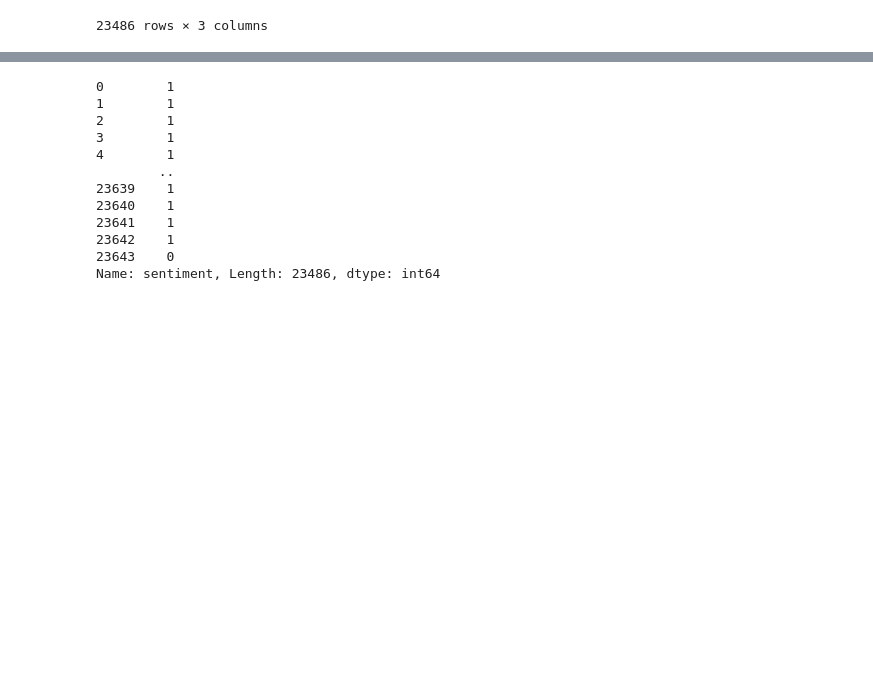
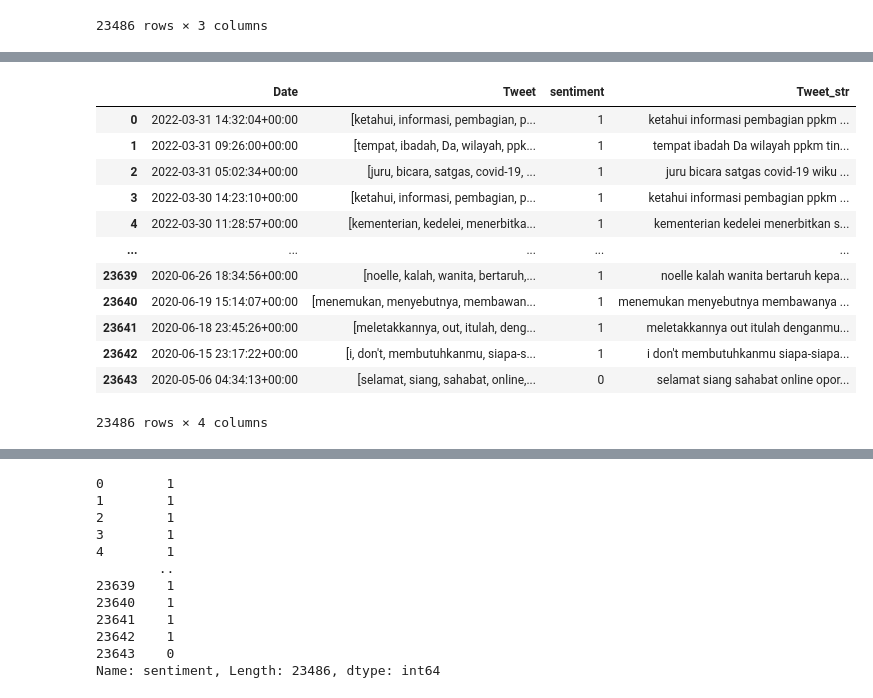
Before and after one commit to amrullh/sentimen_analys_twitter, a Jupyter notebook: twitter_model.ipynb, the cells around one changed output, grey strips where cells are left out. Saved outputs shown, nothing was run; the diff lists cells and outputs as text; code cells hidden in the pictures; blank space fills up the shorter version.

```diff
--- a/twitter_model.ipynb
+++ b/twitter_model.ipynb
@@ -230,6 +214,35 @@ df
 | 23642 | 2020-06-15 23:17:22+00:00 | [i, don't, need, anybody, i'm, fi... | 1 |
 | 23643 | 2020-05-06 04:34:13+00:00 | [selamat, siang, sahabat, online,... | 0 |
 23486 rows × 3 columns
+# %%
+from word2word import Word2word
+
+# Translator EN → ID
+en2id = Word2word("en", "id")
+
+# Cache biar translasi ga ngulang-ulang
+cache = {}
+
+def translate_if_english(word):
+    w = word.lower()
+    if w in cache:
+        return cache[w]
+
+    try:
+        trans = en2id(w)
+        if trans:
+            cache[w] = trans[0]   # simpan hasil translasi
+            return trans[0]
+    except:
+        pass
+
+    cache[w] = word   # kalau ga bisa ditranslate (anggap bukan English)
+    return word
+
+# Ubah langsung di dataset kamu
+df["Tweet"] = df["Tweet"].apply(
+    lambda tokens: [translate_if_english(tok) for tok in tokens]
+)
 # %%
 def replace_slang_tokens(tokens, slang_dict):
     return [kamus_slang.get(token, token) for token in tokens]
@@ -260,0 +274,16 @@ df['Tweet_str'] = df['Tweet'].apply(lambda tokens: ' '.join(tokens))
+# %%
+df
+# %% [output]
+|  | Date | Tweet | sentiment | Tweet_str |
+| 0 | 2022-03-31 14:32:04+00:00 | [ketahui, informasi, pembagian, p... | 1 | ketahui informasi pembagian ppkm ... |
+| 1 | 2022-03-31 09:26:00+00:00 | [tempat, ibadah, Da, wilayah, ppk... | 1 | tempat ibadah Da wilayah ppkm tin... |
+| 2 | 2022-03-31 05:02:34+00:00 | [juru, bicara, satgas, covid-19, ... | 1 | juru bicara satgas covid-19 wiku ... |
+| 3 | 2022-03-30 14:23:10+00:00 | [ketahui, informasi, pembagian, p... | 1 | ketahui informasi pembagian ppkm ... |
+| 4 | 2022-03-30 11:28:57+00:00 | [kementerian, kedelei, menerbitka... | 1 | kementerian kedelei menerbitkan s... |
+| ... | ... | ... | ... | ... |
+| 23639 | 2020-06-26 18:34:56+00:00 | [noelle, kalah, wanita, bertaruh,... | 1 | noelle kalah wanita bertaruh kepa... |
+| 23640 | 2020-06-19 15:14:07+00:00 | [menemukan, menyebutnya, membawan... | 1 | menemukan menyebutnya membawanya ... |
+| 23641 | 2020-06-18 23:45:26+00:00 | [meletakkannya, out, itulah, deng... | 1 | meletakkannya out itulah denganmu... |
+| 23642 | 2020-06-15 23:17:22+00:00 | [i, don't, membutuhkanmu, siapa-s... | 1 | i don't membutuhkanmu siapa-siapa... |
+| 23643 | 2020-05-06 04:34:13+00:00 | [selamat, siang, sahabat, online,... | 0 | selamat siang sahabat online opor... |
+23486 rows × 4 columns
```
Also changed, not shown: parts of 15 cells of this notebook.
